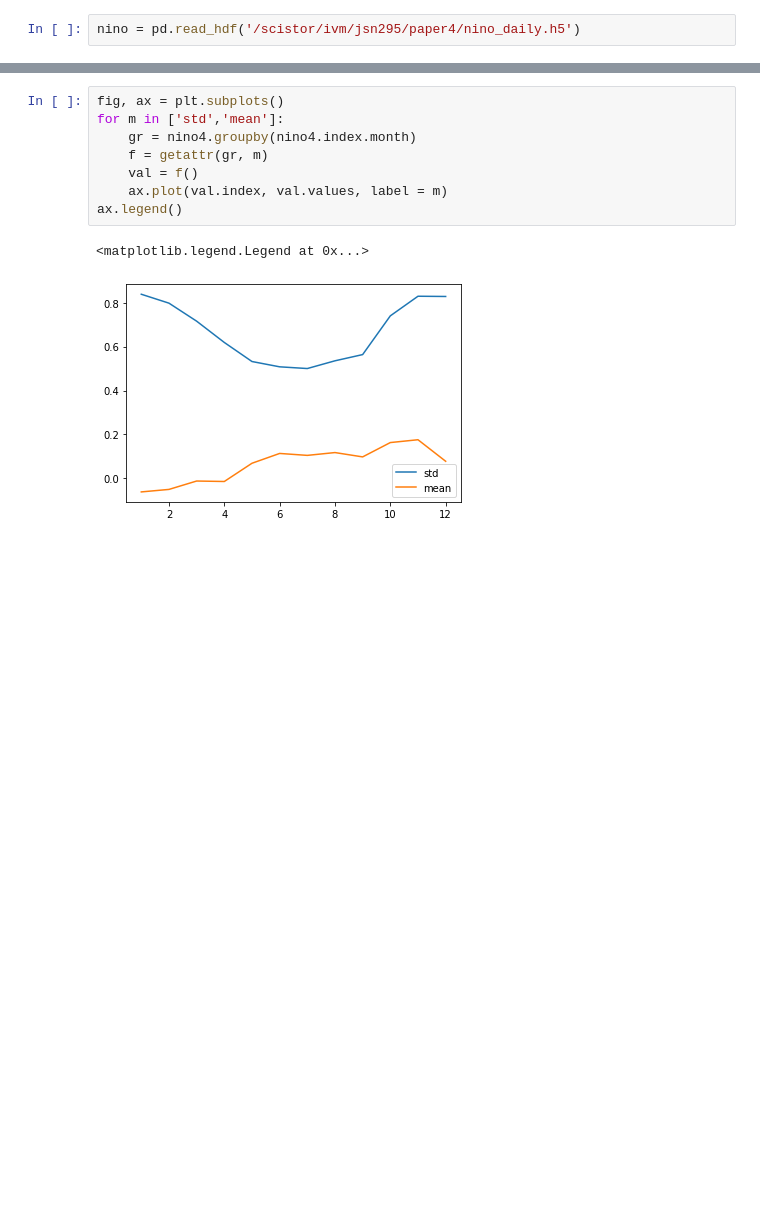
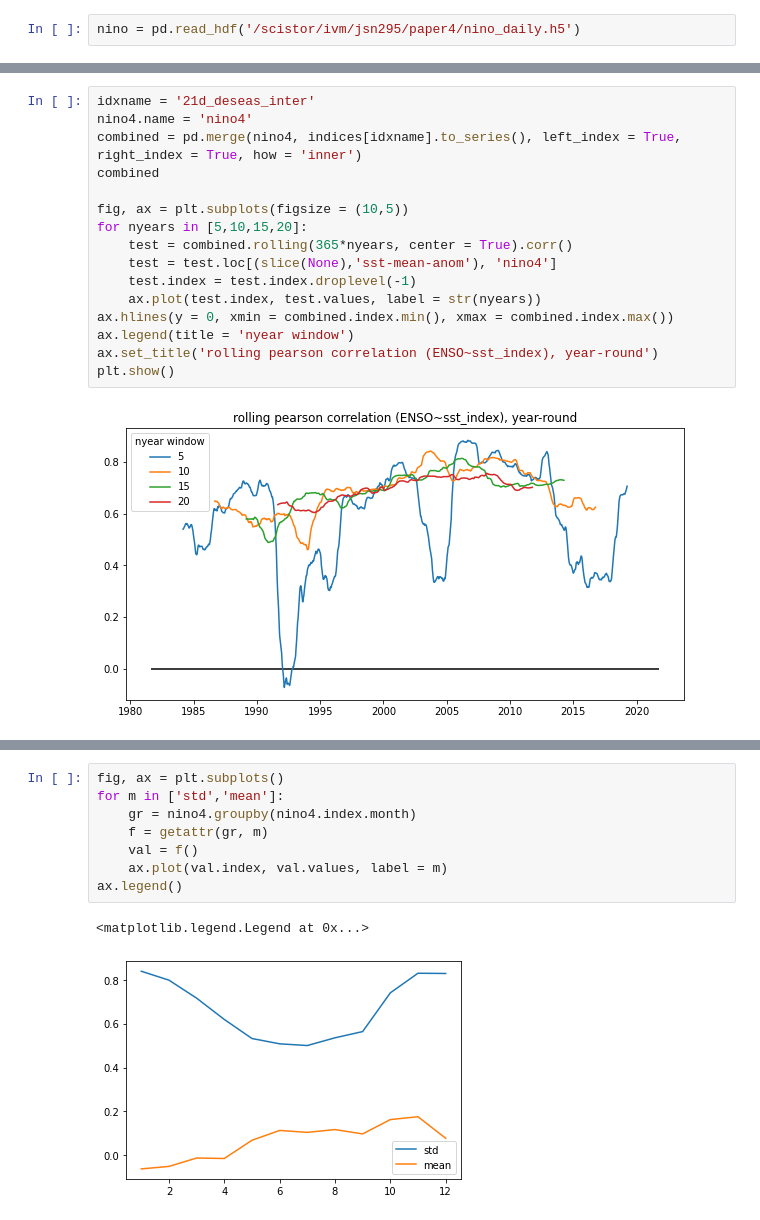
Before and after one commit to chiemvs/telegates, a Jupyter notebook: Explore.ipynb, the cells around one changed output, grey strips where cells are left out. Saved outputs shown, nothing was run; the diff lists cells and outputs as text; blank space fills up the shorter version.

```diff
--- a/Explore.ipynb
+++ b/Explore.ipynb
@@ -320,0 +331,18 @@ correlations
+# %%
+idxname = '21d_deseas_inter'
+nino4.name = 'nino4'
+combined = pd.merge(nino4, indices[idxname].to_series(), left_index = True, right_index = True, how = 'inner')
+combined
+
+fig, ax = plt.subplots(figsize = (10,5))
+for nyears in [5,10,15,20]:
+    test = combined.rolling(365*nyears, center = True).corr()
+    test = test.loc[(slice(None),'sst-mean-anom'), 'nino4']
+    test.index = test.index.droplevel(-1)
+    ax.plot(test.index, test.values, label = str(nyears))
+ax.hlines(y = 0, xmin = combined.index.min(), xmax = combined.index.max())
+ax.legend(title = 'nyear window')
+ax.set_title('rolling pearson correlation (ENSO~sst_index), year-round')
+plt.show()
+# %% [output]
+[figure, added]
```
Also changed, not shown: parts of 32 cells of this notebook, 1 other file.
